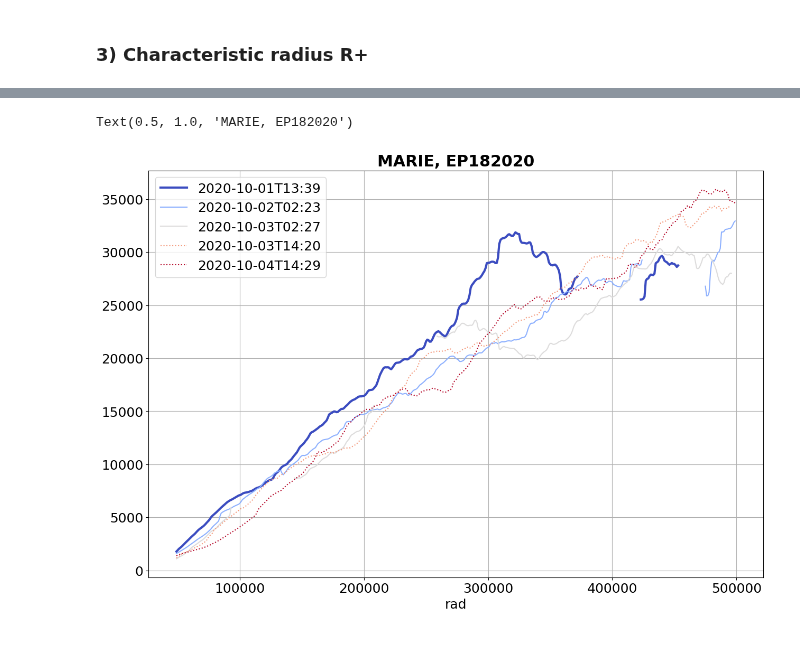
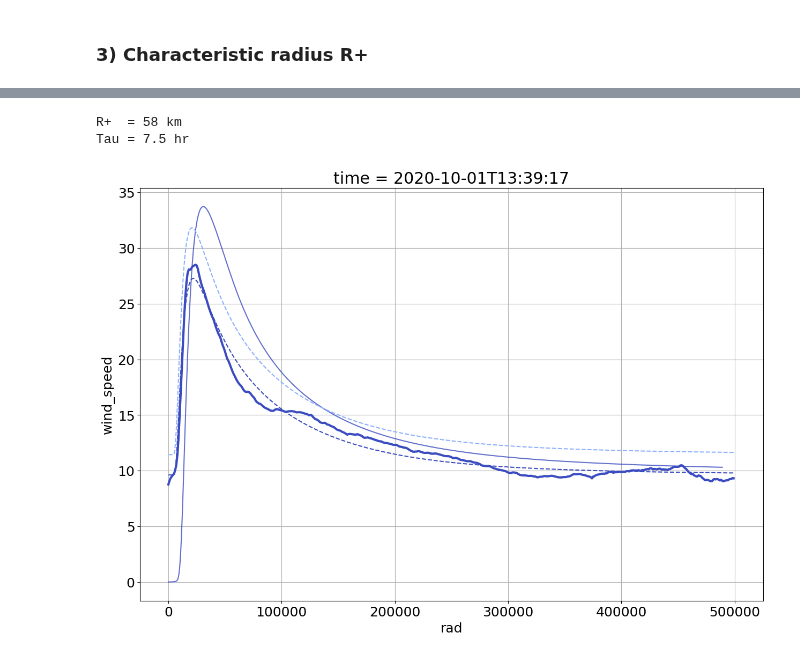
Before and after one commit to Arthur117/TCsLifeMonitFromObs, a Jupyter notebook: PRJCT_TIME_EVOLUTION/zTests.ipynb, the cells around one changed output, grey strips where cells are left out. Cells and saved outputs as stored; diff of their text form; code cells hidden in the pictures.

```diff
--- a/PRJCT_TIME_EVOLUTION/zTests.ipynb
+++ b/PRJCT_TIME_EVOLUTION/zTests.ipynb
@@ -827,11 +198,0 @@ def I(r, v, fcor):
-# %%
-colors = mpl.cm.coolwarm(np.linspace(0, 1, 5))
-
-(2 / I(ws1.rad, ws1, coriolis(ds1.lat.mean('theta', skipna=True).isel(rad=0)))).plot(label='{}'.format(np.datetime_as_string(ds1.time, unit='m')), c=colors[0], linewidth=3)
-(2 / I(ws2.rad, ws2, coriolis(ds2.lat.mean('theta', skipna=True).isel(rad=0)))).plot(label='{}'.format(np.datetime_as_string(ds2.time, unit='m')), c=colors[1])
-(2 / I(ws3.rad, ws3, coriolis(ds3.lat.mean('theta', skipna=True).isel(rad=0)))).plot(label='{}'.format(np.datetime_as_string(ds3.time, unit='m')), c=colors[2])
-(2 / I(ws4.rad, ws4, coriolis(ds4.lat.mean('theta', skipna=True).isel(rad=0)))).plot(label='{}'.format(np.datetime_as_string(ds4.time, unit='m')), c=colors[3], linestyle='dotted')
-(2 / I(ws5.rad, ws5, coriolis(ds5.lat.mean('theta', skipna=True).isel(rad=0)))).plot(label='{}'.format(np.datetime_as_string(ds5.time, unit='m')), c=colors[4], linestyle='dotted')
-
-plt.grid();plt.legend();plt.title('MARIE, EP182020', weight='bold')
-# plt.ylim(0, 50000)
@@ -841,20 +198,0 @@ Text(0.5, 1.0, 'MARIE, EP182020')
-# %%
-a_s = 50
-
-i1 = (2 / I(ws1.rad, ws1, coriolis(ds1.lat.mean('theta', skipna=True).isel(rad=0)))).rolling(rad=a_s).mean()
-i2 = (2 / I(ws2.rad, ws2, coriolis(ds2.lat.mean('theta', skipna=True).isel(rad=0)))).rolling(rad=a_s).mean()
-i3 = (2 / I(ws3.rad, ws3, coriolis(ds3.lat.mean('theta', skipna=True).isel(rad=0)))).rolling(rad=a_s).mean()
-i4 = (2 / I(ws4.rad, ws4, coriolis(ds4.lat.mean('theta', skipna=True).isel(rad=0)))).rolling(rad=a_s).mean()
-i5 = (2 / I(ws5.rad, ws5, coriolis(ds5.lat.mean('theta', skipna=True).isel(rad=0)))).rolling(rad=a_s).mean()
-
-i1.plot(label='{}'.format(np.datetime_as_string(ds1.time, unit='m')), c=colors[0], linewidth=3)
-i2.plot(label='{}'.format(np.datetime_as_string(ds2.time, unit='m')), c=colors[1])
-i3.plot(label='{}'.format(np.datetime_as_string(ds3.time, unit='m')), c=colors[2])
-i4.plot(label='{}'.format(np.datetime_as_string(ds4.time, unit='m')), c=colors[3], linestyle='dotted')
-i5.plot(label='{}'.format(np.datetime_as_string(ds5.time, unit='m')), c=colors[4], linestyle='dotted')
-
-plt.grid();plt.legend();plt.title('MARIE, EP182020', weight='bold')
-# plt.ylim(0, 50000)
-# %% [output]
-Text(0.5, 1.0, 'MARIE, EP182020')
-[figure, removed]
@@ -860,0 +234,48 @@ Text(0.5, 1.0, 'MARIE, EP182020')
+# %%
+# Get Holland profiles
+D1  = DSs.where(DSs.sat_file == p1dsg, drop=True).isel(time=0)
+Vh1 = holland_profile(rs, float(abs(D1.lat_center)), float(D1.pn_hol), float(D1.pc_hol), float(D1.Vmin_hol), float(D1.Rmax_hol), float(D1.Vmax_hol))
+
+# Characteristic scales
+L1   = float(D1.R_plus)
+f1   = float(abs(coriolis(D1.lat_center)))
+# tau1 = float(D1.R_plus / D1.V_plus)
+# tau1 = float(D1.R_plus / D1.Vmax_1D)
+# tau1 = float((D1.Vmax_1D ** 2) / (2 * 10 * 1e-3 * f1 * L1))
+tau1 = float(1 / f1)
+print('R+  = {:.0f} km'.format(L1 / 1000))
+print('Tau = {:.1f} hr'.format(tau1 / 3600))
+
+# Delta time before next image
+dt   = 12 # hr
+
+# Get V in Xarray
+V1 = xr.DataArray(
+    data=Vh1 / (f1 * L1),
+    coords={'rad': rs / L1}
+)
+
+# Apply KK10
+# lbda  = 0.5 # 0.3
+# V1_nrm = (V1-np.min(V1))/(np.max(V1)-np.min(V1))
+# lbda = V1_nrm - 0.5
+lbda = lbda1
+v_new = v_k10(V1, t=dt / (tau1 / 3600), lbda=lbda)
+v_nof = v_k10(V1, t=dt / (tau1 / 3600), lbda=None) # No friction
+
+# Plot
+D1.wind_speed.plot(c=colors[0], linewidth=3)
+plt.plot(rs, Vh1,  c=colors[0], linestyle='dashed')
+plt.plot(V1.rad * L1, v_new * f1 * L1, label='KK11 at t + 12hr', c=colors[0], alpha=0.8)
+# plt.plot(V1.rad * L1, v_nof * f1 * L1, label='KK11 no friction', c='k')
+plt.plot(rs, Vh2,  c=colors[1], linestyle='dashed')
+
+# # Plot all profile times
+# for k in range(5):
+#     plt.plot(rs, Vh[str(k)],  c=colors[k], linestyle='dashed')
+
+plt.grid()
+# %% [output]
+R+  = 58 km
+Tau = 7.5 hr
+[figure, added]
```
Also changed, not shown: parts of 55 cells of this notebook.
